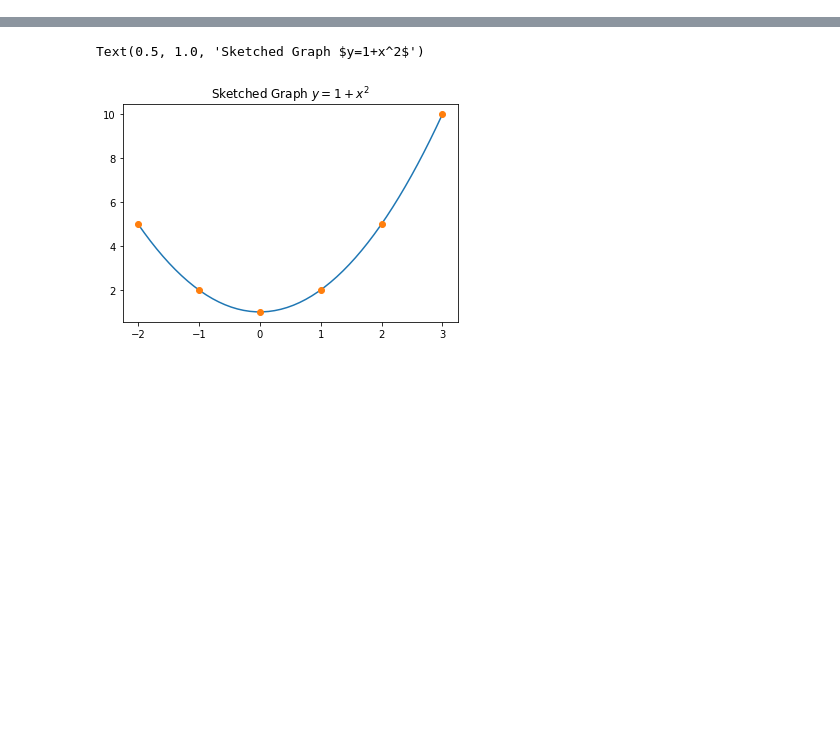
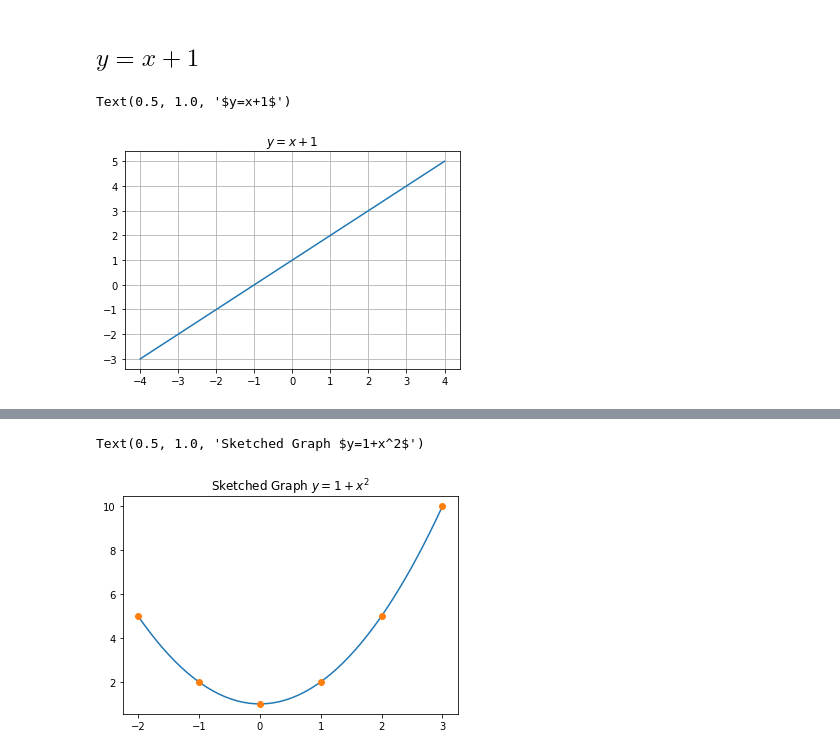
Before and after one commit to SteveR-Ncl/maths-colab-notebooks, a Jupyter notebook: Maths_functions.ipynb, the cells around one changed output, grey strips where cells are left out. Saved outputs shown, nothing was run; the diff lists cells and outputs as text; code cells hidden in the pictures; blank space fills up the shorter version.

```diff
--- a/Maths_functions.ipynb
+++ b/Maths_functions.ipynb
@@ -22,0 +27,10 @@ Text(0.5, 1.0, '$y=x^2$')
+# %% [markdown]
+## $y=x+1$
+# %%
+x=np.linspace(-4,4)
+plt.plot(x, x+1)
+plt.grid()
+plt.title("$y=x+1$")
+# %% [output]
+Text(0.5, 1.0, '$y=x+1$')
+[figure, added]
```
Also changed, not shown: parts of 13 cells of this notebook.
